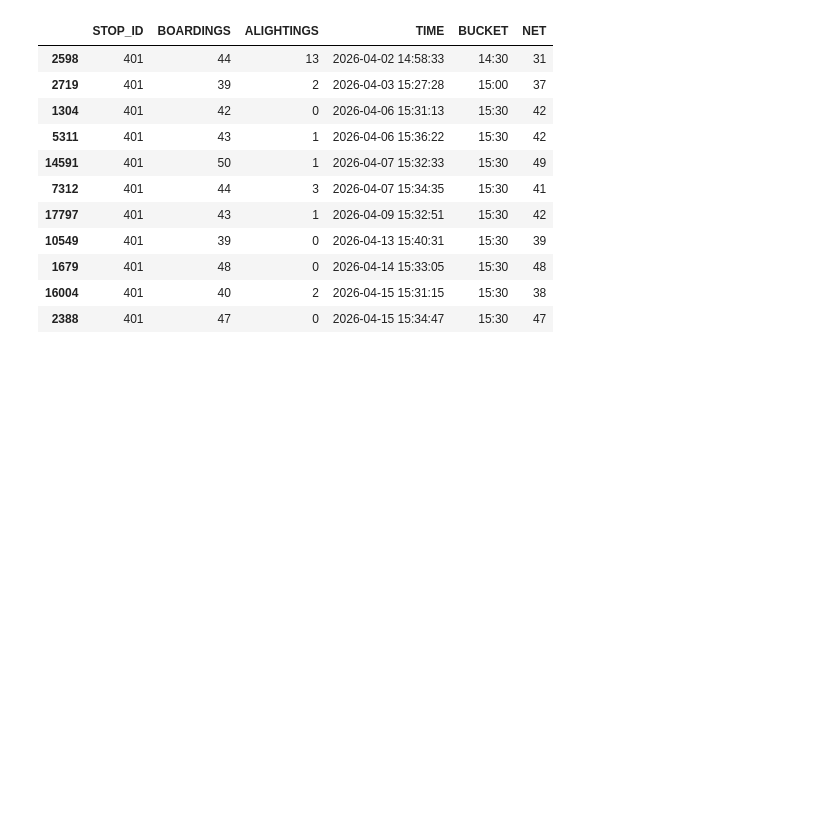
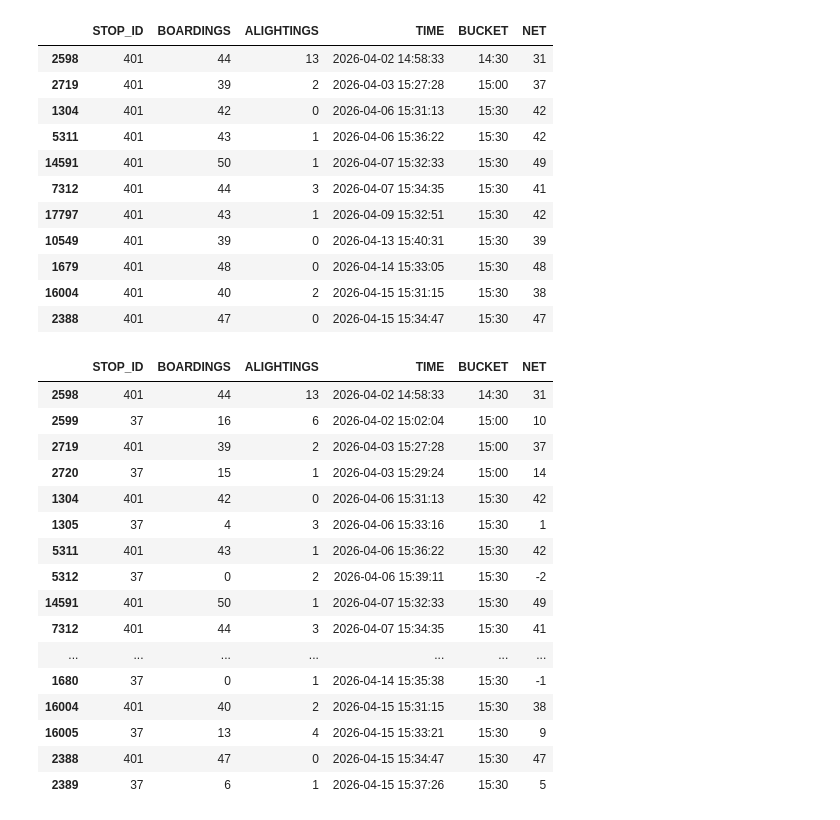
Before and after one commit to morgan1461/WMC-dashboard, a Jupyter notebook: doan_uh_analysis.ipynb, the cells around one changed output. Saved outputs shown, nothing was run; the diff lists cells and outputs as text; code cells hidden in the pictures; blank space fills up the shorter version.

```diff
--- a/doan_uh_analysis.ipynb
+++ b/doan_uh_analysis.ipynb
@@ -294,5 +300,28 @@ uh_outliers
 | 2388 | 401 | 47 | 0 | 2026-04-15 15:34:47 | 15:30 | 47 |
 # %%
 # Goal - get the context of these total outliers paired with the subsequent Doan Hall boardings
-total_outliers = temp[(temp['STOP_ID'] == 401) & (temp['BOARDINGS'] > max_threshold_uh)]
+# Goal - get the context of these total outliers paired with the subsequent Doan Hall boardings
+outlier_mask = (temp['STOP_ID'] == 401) & (temp['BOARDINGS'] > max_threshold_uh)
+subsequent_doan_mask = (temp.index.isin(temp.index[outlier_mask] + 1)) & (temp['STOP_ID'] == 37)
+
+total_outliers = temp[outlier_mask | subsequent_doan_mask].sort_index()
+total_outliers.sort_values(by = 'TIME')
+# %% [output]
+|  | STOP_ID | BOARDINGS | ALIGHTINGS | TIME | BUCKET | NET |
+| 2598 | 401 | 44 | 13 | 2026-04-02 14:58:33 | 14:30 | 31 |
+| 2599 | 37 | 16 | 6 | 2026-04-02 15:02:04 | 15:00 | 10 |
+| 2719 | 401 | 39 | 2 | 2026-04-03 15:27:28 | 15:00 | 37 |
+| 2720 | 37 | 15 | 1 | 2026-04-03 15:29:24 | 15:00 | 14 |
+| 1304 | 401 | 42 | 0 | 2026-04-06 15:31:13 | 15:30 | 42 |
+| 1305 | 37 | 4 | 3 | 2026-04-06 15:33:16 | 15:30 | 1 |
+| 5311 | 401 | 43 | 1 | 2026-04-06 15:36:22 | 15:30 | 42 |
+| 5312 | 37 | 0 | 2 | 2026-04-06 15:39:11 | 15:30 | -2 |
+| 14591 | 401 | 50 | 1 | 2026-04-07 15:32:33 | 15:30 | 49 |
+| 7312 | 401 | 44 | 3 | 2026-04-07 15:34:35 | 15:30 | 41 |
+| ... | ... | ... | ... | ... | ... | ... |
+| 1680 | 37 | 0 | 1 | 2026-04-14 15:35:38 | 15:30 | -1 |
+| 16004 | 401 | 40 | 2 | 2026-04-15 15:31:15 | 15:30 | 38 |
+| 16005 | 37 | 13 | 4 | 2026-04-15 15:33:21 | 15:30 | 9 |
+| 2388 | 401 | 47 | 0 | 2026-04-15 15:34:47 | 15:30 | 47 |
+| 2389 | 37 | 6 | 1 | 2026-04-15 15:37:26 | 15:30 | 5 |
 # %% [markdown]
```
Also changed, not shown: parts of 5 cells of this notebook.
